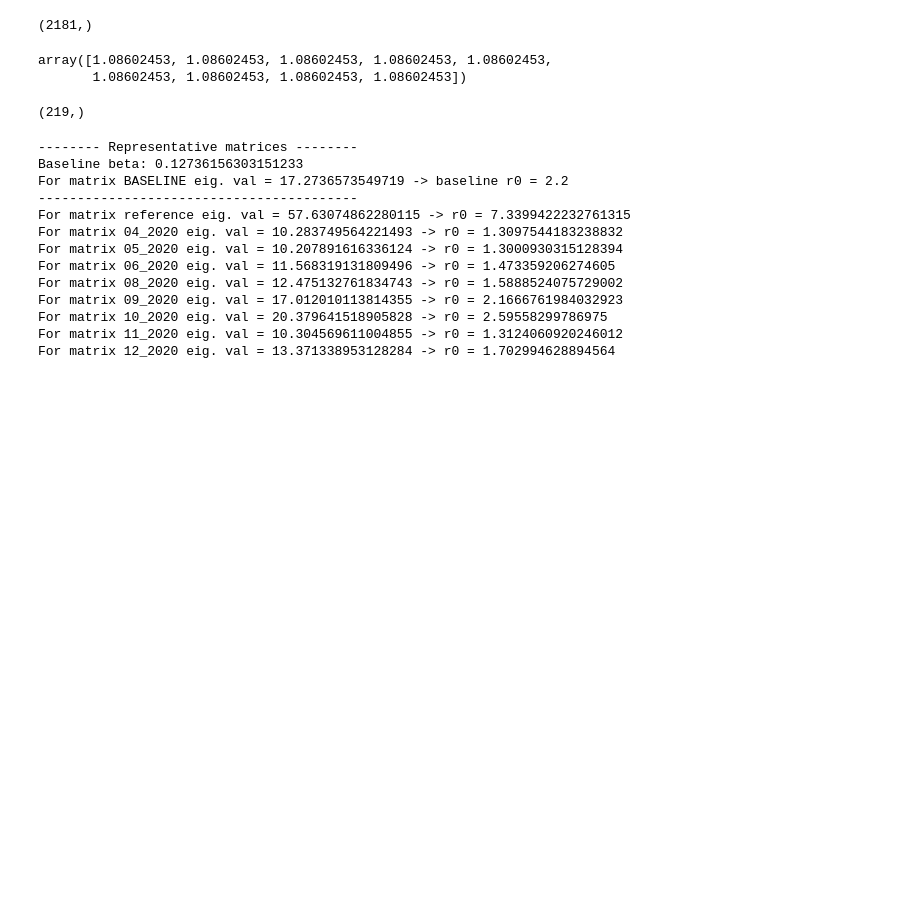
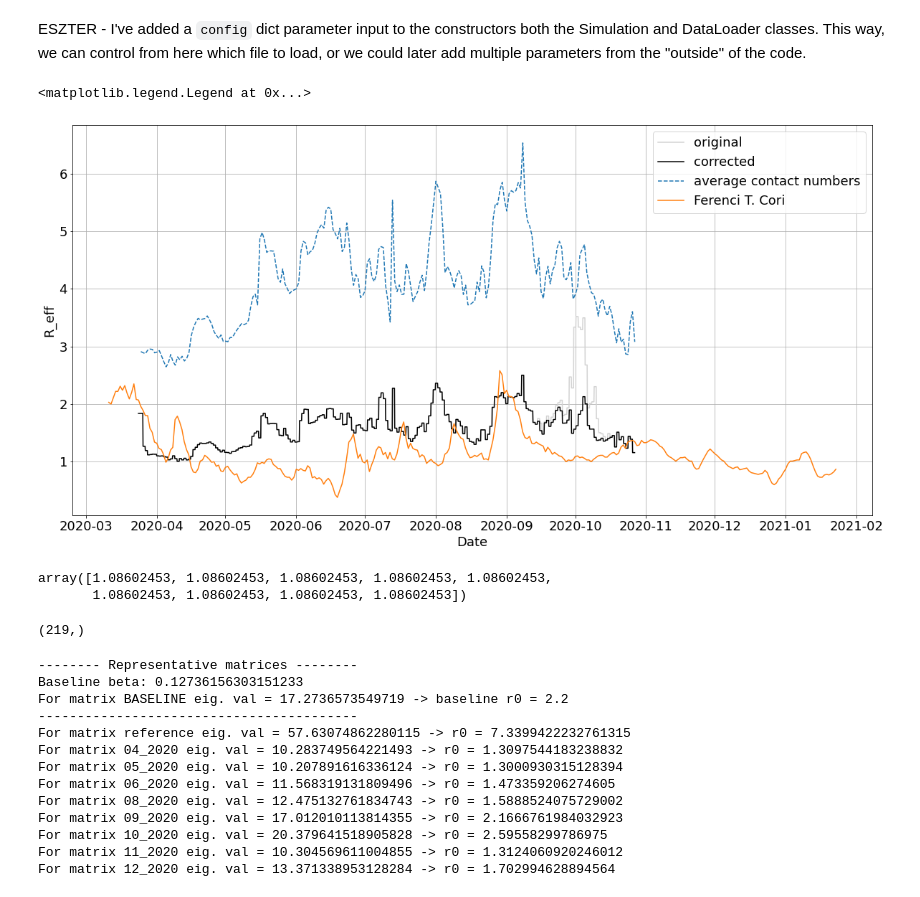
Before and after one commit to zsvizi/r-eff-social-contact-surveys-covid-19-hungary, a Jupyter notebook: figures.ipynb, the cells around one changed output. Drawn from its saved outputs; the diff is of its cells as text; code cells hidden in the pictures; blank space fills up the shorter version.

Commit message:
Added some external configurability, and extended the figures.ipynb.

```diff
--- a/figures.ipynb
+++ b/figures.ipynb
@@ -11,12 +10,49 @@ False
+# %%
+plt.rcParams["font.size"] = 18
+plt.rcParams["figure.facecolor"] = "white"
+# %% [markdown]
+ESZTER - I've added a `config` dict parameter input to the constructors both the Simulation and DataLoader classes. This way, we can control from here which file to load, or we could later add multiple parameters from the "outside" of the code.
+# %%
+sim_1 = Simulation(contact_data_file="dynmatrix_step_1d_window_7d_v6_avg.csv")
+sim_2 = Simulation(contact_data_file="dynmatrix_step_1d_window_7d_v6_avg_corrected.csv")
 # %%
 # Call simulate() method to get r_eff values for the contact matrices
-sim.simulate()
+sim_1.simulate()
+sim_2.simulate()
+
+# Calculate datetime from simulation point timestamps for plotting purposes
+t1 = [datetime.fromtimestamp(t) for t in sim_1.timestamps]
+t2 = [datetime.fromtimestamp(t) for t in sim_2.timestamps]
-# %%
-# r_eff_plot contains 1 + number_of_days * bin_size elements
-# r_eff_plot[0] is calculated from contact_matrix/results/online_reference.csv
-sim.r_eff_plot.shape
-# %% [output]
-(2181,)
+# %%
+# data from the webpage of Ferenci Tamas
+df = pd.read_csv('data/ferenci_r0.csv',header=None)
+
+df.columns = ['method','date','r0','ci']
+
+df['ci_lower'] = df['ci'].map(lambda s: float(s.split('-')[0]))
+df['ci_upper'] = df['ci'].map(lambda s: float(s.split('-')[1]))
+
+df['datetime'] = df['date'].map(lambda d: datetime.strptime(d,'%m/%d/%Y'))
+df['ts'] = df['datetime'].map(lambda d: d.timestamp())
+# %%
+plt.figure(figsize=(20,10))
+plt.plot(t1,sim_1.r_eff_plot,label="original",color="lightgrey")
+plt.plot(t2,sim_2.r_eff_plot,label="corrected", color="black")
+plt.plot(
+    [datetime.fromtimestamp(t) for t in sim_1.data.contact_num_data["start"]],
+    sim_1.data.contact_num_data["outside"]+sim_1.data.contact_num_data["family"],
+    '--',
+    label="average contact numbers")
+for m in df["method"].unique()[[1]]:
+    sdf = df[df["method"]==m]
+    plt.plot(sdf["datetime"],sdf["r0"], label="Ferenci T. "+m)
+plt.xlabel("Date")
+plt.ylabel("R_eff")
+plt.grid()
+plt.legend()
+# %% [output]
+<matplotlib.legend.Legend at 0x...>
+[figure, added]
 # %%
 # If r_eff_calc is False, then for the kth day (k!=0), there are `bin_size` EQUAL numbers
 # r_eff_plot[0] appears once
```
Also changed, not shown: parts of 4 cells of this notebook, 3 other files.
